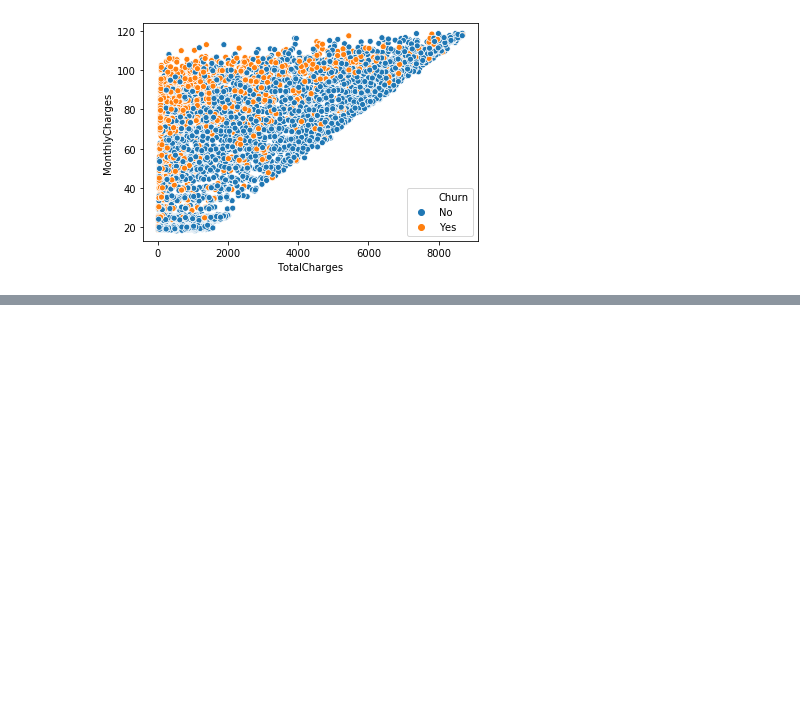
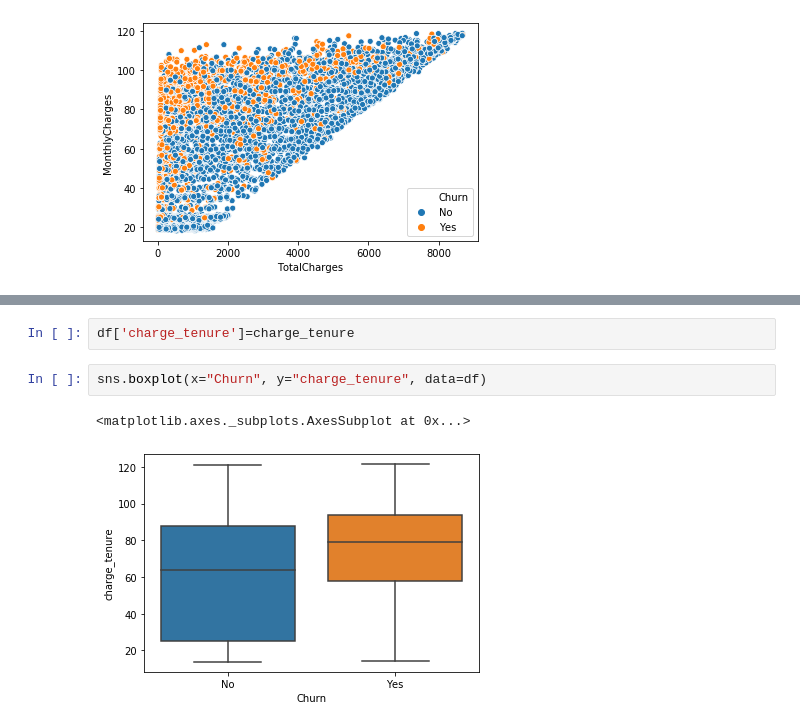
Before and after one commit to haythemmz/churn_prediction, a Jupyter notebook: EDA.ipynb, the cells around one changed output, grey strips where cells are left out. Cells and saved outputs as stored; diff of their text form; blank space fills up the shorter version.

```diff
--- a/EDA.ipynb
+++ b/EDA.ipynb
@@ -297,0 +301,7 @@ sns.pairplot(df[["TotalCharges","MonthlyCharges","tenure","Chu", hue='x')
+# %%
+df['charge_tenure']=charge_tenure
+# %%
+sns.boxplot(x="Churn", y="charge_tenure", data=df)
+# %% [output]
+<matplotlib.axes._subplots.AxesSubplot at 0x...>
+[figure, added]
```
Also changed, not shown: parts of 2 cells of this notebook.
